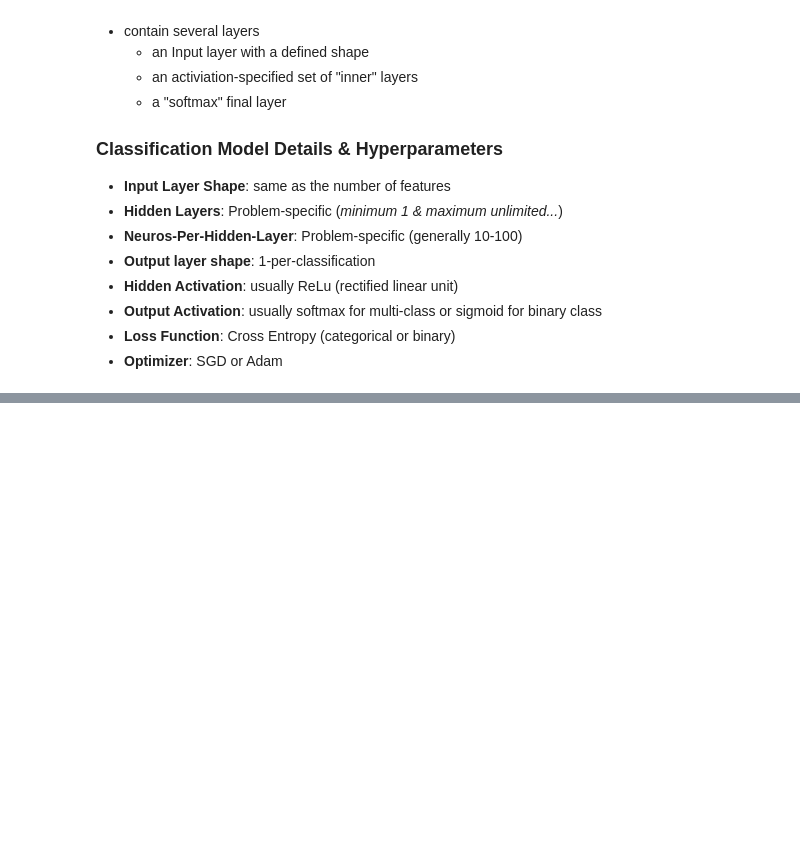
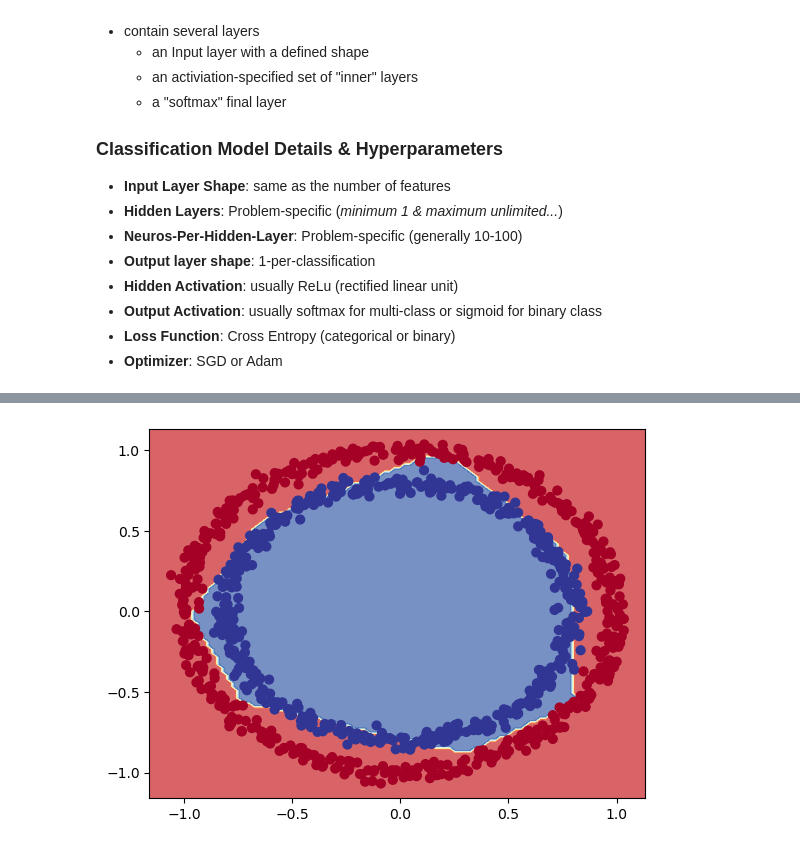
Before and after one commit to imagineLife/next-big-site, a Jupyter notebook: public/notebooks/classification-intro.ipynb, the cells around one changed output, grey strips where cells are left out. Saved outputs shown, nothing was run; the diff lists cells and outputs as text; code cells hidden in the pictures; blank space fills up the shorter version.

```diff
--- a/public/notebooks/classification-intro.ipynb
+++ b/public/notebooks/classification-intro.ipynb
@@ -53,0 +138,3 @@ A Classification model could...
+# %%
+moreEpochs = 200
+m1.fit(X, y, epochs=moreEpochs, verbose=0)
@@ -53,0 +151,9 @@ A Classification model could...
+# %%
+midEpochs = 100
+m2 = tf.keras.Sequential()
+m2.add(l1)
+m2.add(l1)
+m2.compile(loss=tf.keras.losses.BinaryCrossentropy(),
+                optimizer=tf.keras.optimizers.SGD(),
+                metrics=['accuracy'])
+m2.fit(X, y, epochs=midEpochs, verbose=0)
@@ -53,0 +180,14 @@ A Classification model could...
+# %%
+m3 = tf.keras.Sequential()
+dense100 = tf.keras.layers.Dense(100)
+dense10 = tf.keras.layers.Dense(10)
+dense1 = tf.keras.layers.Dense(1)
+
+m3.add(dense100)
+m3.add(dense10)
+m3.add(dense1)
+
+m3.compile(loss=tf.keras.losses.BinaryCrossentropy(),
+                optimizer=tf.keras.optimizers.SGD(),
+                metrics=['accuracy'])
+m3.fit(X,y,epochs=100, verbose=0)
@@ -53,0 +260,17 @@ A Classification model could...
+# %%
+denseRelu4 = tf.keras.layers.Dense(4, activation="relu")
+denseSigmoid1 = tf.keras.layers.Dense(1, activation="sigmoid")
+tf.keras.layers.Dense(1, activation=tf.keras.activations.sigmoid)
+# Create a model
+m5 = tf.keras.Sequential()
+m5.add(denseRelu4)
+m5.add(denseRelu4)
+m5.add(denseSigmoid1)
+
+# Compile the model
+m5.compile(loss=tf.keras.losses.binary_crossentropy,
+                optimizer=tf.keras.optimizers.Adam(),
+                metrics=['accuracy'])
+
+# Fit the model
+m5History = m5.fit(X, y, epochs=100, verbose=0)
@@ -53,0 +282,3 @@ A Classification model could...
+# %%
+plot_decision_boundary(m5, X, y)
+# %% [output]
@@ -53,0 +287 @@ A Classification model could...
+[figure, added]
```
Also changed, not shown: parts of 27 cells of this notebook.
